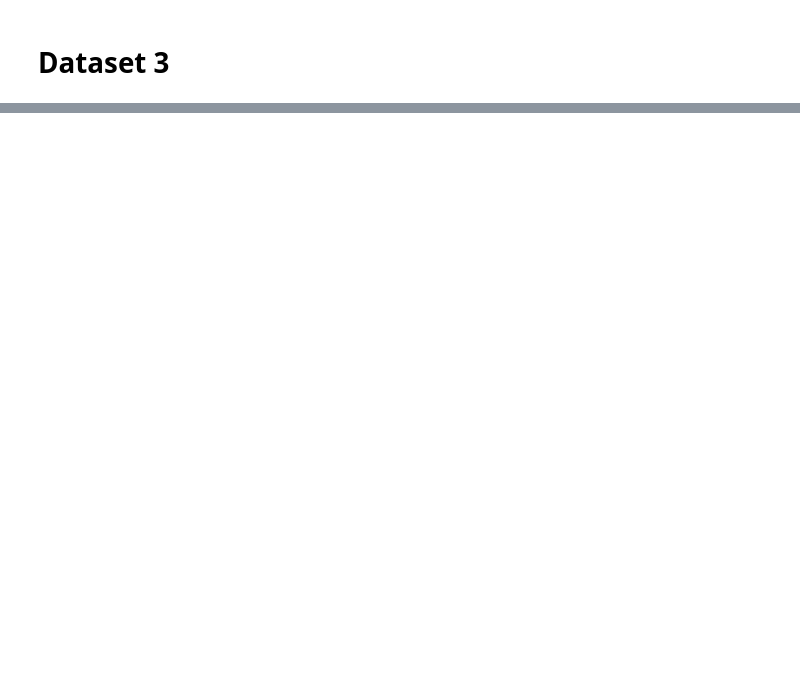
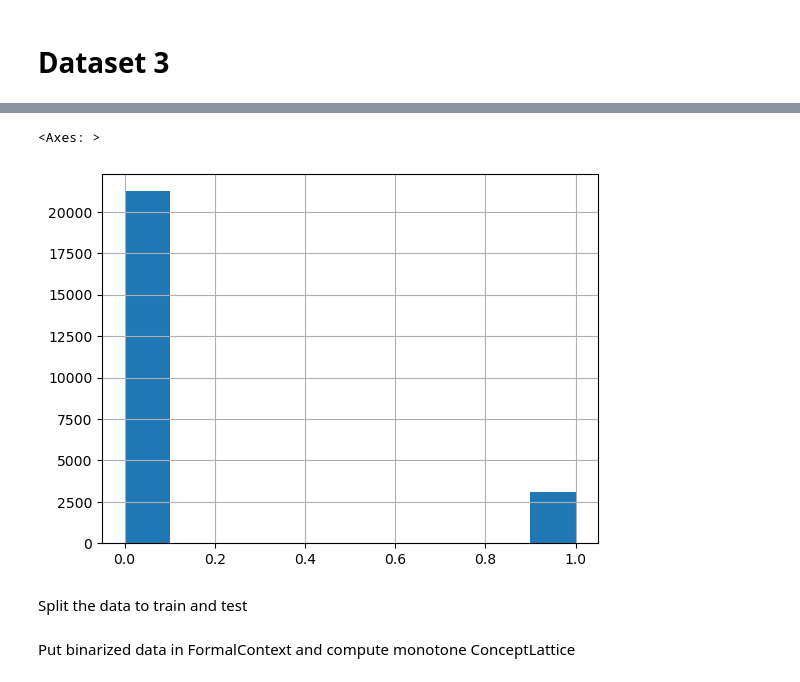
Before and after one commit to Chpel/Maga, a Jupyter notebook: OSDA .ipynb/Big homework/NeuralFCA_Big_hw.ipynb, the cells around one changed output, grey strips where cells are left out. Saved outputs shown, nothing was run; the diff lists cells and outputs as text; code cells hidden in the pictures; blank space fills up the shorter version.

```diff
--- a/OSDA .ipynb/Big homework/NeuralFCA_Big_hw.ipynb
+++ b/OSDA .ipynb/Big homework/NeuralFCA_Big_hw.ipynb
@@ -439,2 +428,8 @@ plt.show()
 # %% [markdown]
 # Dataset 3
+# %%
+df = pd.read_csv(data_cat/'bank_bin.csv', index_col=0)
+df.index = df.index.astype(str)
+#df.columns = [''.join([f.split('_')[0][:3], '_', f.split('_')[-1]]) for f in df.columns]
+df = df == 1
+df
@@ -440,0 +450,7 @@ plt.show()
+# %%
+df.y.astype(int).hist()
+# %% [output]
+<Axes: >
+[figure, added]
+# %% [markdown]
+Split the data to train and test
@@ -440,0 +466,2 @@ plt.show()
+# %% [markdown]
+Put binarized data in FormalContext and compute monotone ConceptLattice
```
Also changed, not shown: parts of 41 cells of this notebook, 4 other files.
